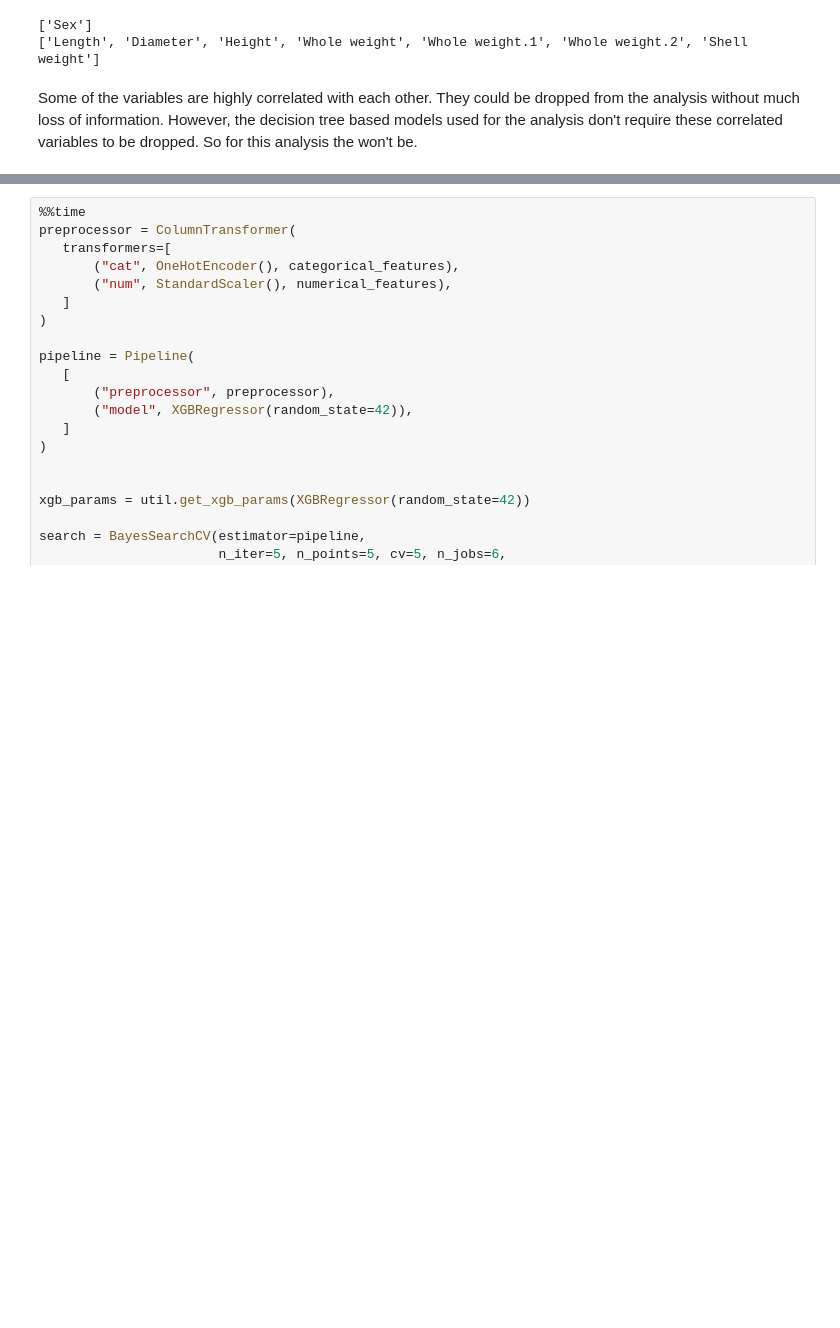
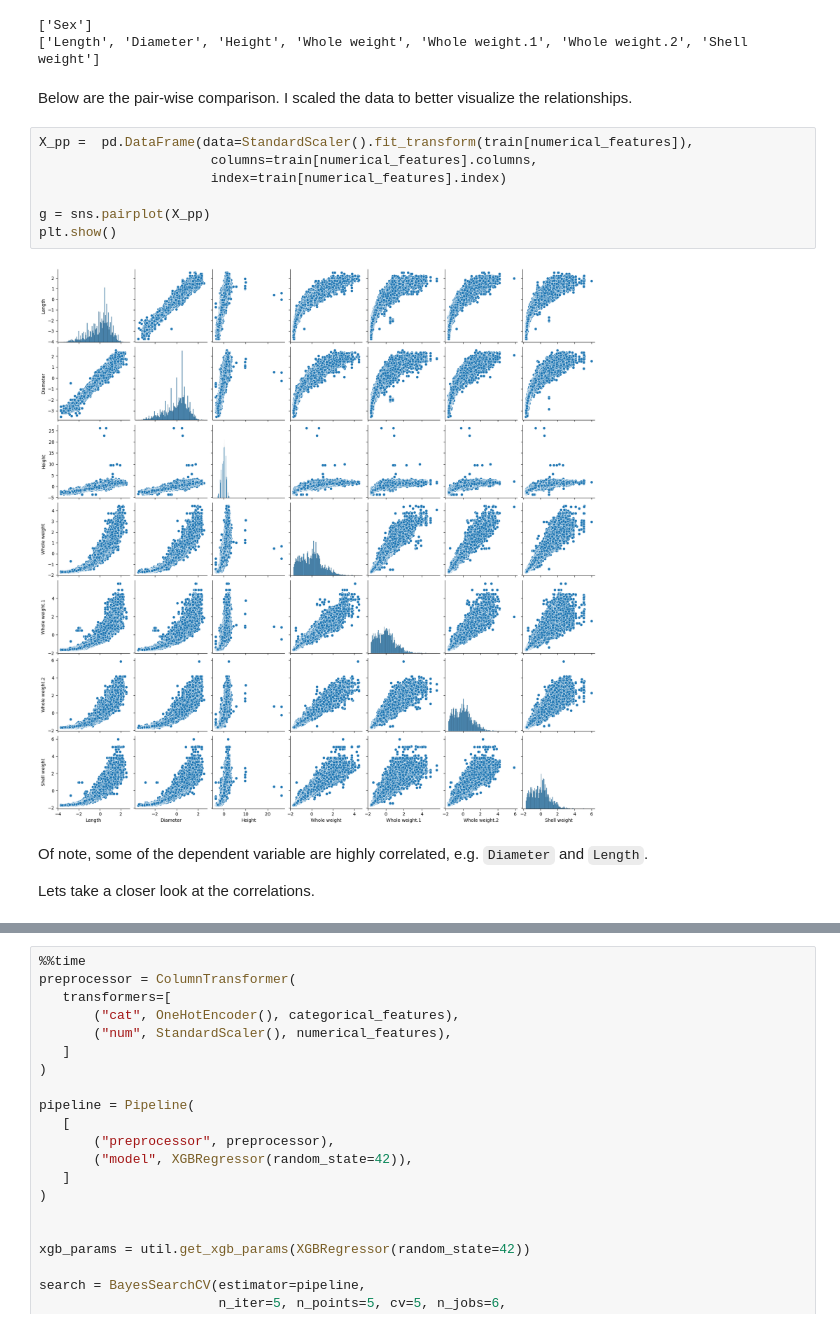
Before and after one commit to efarish/portfolio, a Jupyter notebook: research/abalone/Boosting.ipynb, the cells around one changed output, grey strips where cells are left out. Saved outputs shown, nothing was run; the diff lists cells and outputs as text; blank space fills up the shorter version.

```diff
--- a/research/abalone/Boosting.ipynb
+++ b/research/abalone/Boosting.ipynb
@@ -88,7 +81,20 @@ testX = test[categorical_features + numerical_features]
 # %% [output]
 ['Sex']
 ['Length', 'Diameter', 'Height', 'Whole weight', 'Whole weight.1', 'Whole weight.2', 'Shell weight']
-# %% [markdown]
-Some of the variables are highly correlated with each other. They could be dropped from the analysis without much loss of information. However, the decision tree based models used for the analysis don't require these correlated variables to be dropped. So for this analysis the won't be.
+# %% [markdown]
+Below are the pair-wise comparison. I scaled the data to better visualize the relationships.
+# %%
+X_pp =  pd.DataFrame(data=StandardScaler().fit_transform(train[numerical_features]),
+                      columns=train[numerical_features].columns,
+                      index=train[numerical_features].index)
+
+g = sns.pairplot(X_pp)
+plt.show()
+# %% [output]
+[figure, added]
+# %% [markdown]
+Of note, some of the dependent variable are highly correlated, e.g. `Diameter` and `Length`.
+
+Lets take a closer look at the correlations.
 # %%
 plt.figure(figsize=(10,10))
```
Also changed, not shown: parts of 11 cells of this notebook.
